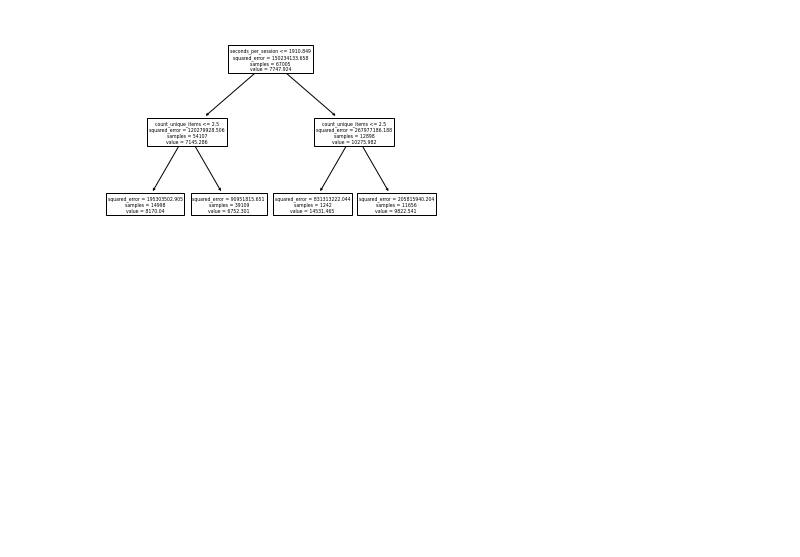
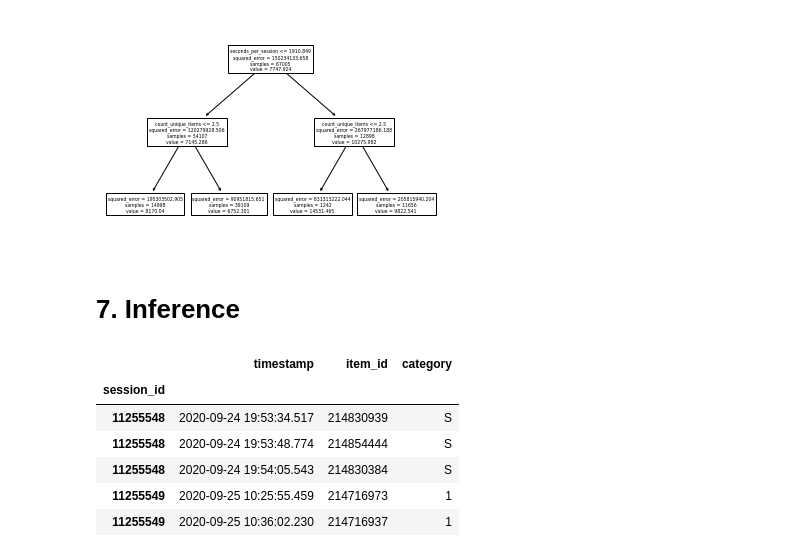
Before and after one commit to jacobweiss2305/purchase-predictions, a Jupyter notebook: model/notebooks/main.ipynb, the cells around one changed output. Drawn from its saved outputs; the diff is of its cells as text; code cells hidden in the pictures; blank space fills up the shorter version.

```diff
--- a/model/notebooks/main.ipynb
+++ b/model/notebooks/main.ipynb
@@ -406,3 +362,15 @@ Explained variance: 0.015
 [figure]
 # %%
 decisionTreeRegressor, decisionTreeRegressor_metrics = ds.DecisionTree(X_train_reg_st, X_test_reg_st, y_train_reg_st, y_test_reg_st)
+# %% [markdown]
+# 7. Inference
+# %%
+test.head()
+# %% [output]
+|  | timestamp | item_id | category |
+| session_id |  |  |  |
+| 11255548 | 2020-09-24 19:53:34.517 | 214830939 | S |
+| 11255548 | 2020-09-24 19:53:48.774 | 214854444 | S |
+| 11255548 | 2020-09-24 19:54:05.543 | 214830384 | S |
+| 11255549 | 2020-09-25 10:25:55.459 | 214716973 | 1 |
+| 11255549 | 2020-09-25 10:36:02.230 | 214716937 | 1 |
```
Also changed, not shown: parts of 16 cells of this notebook, 2 other files.
